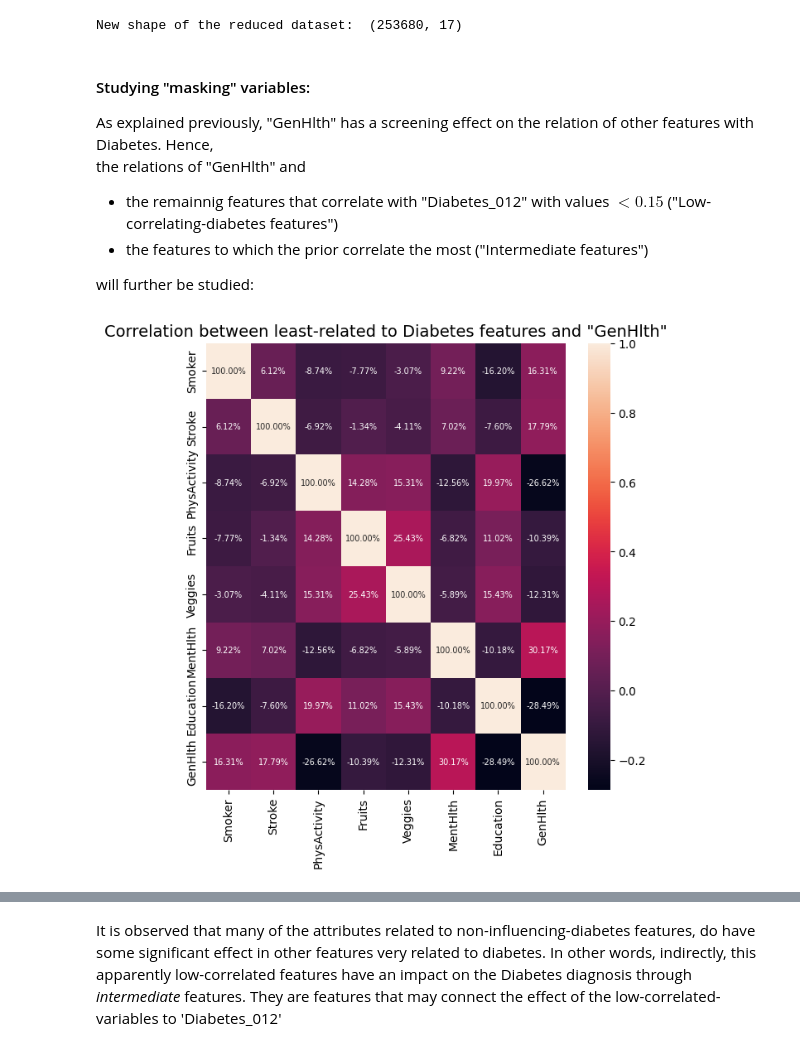
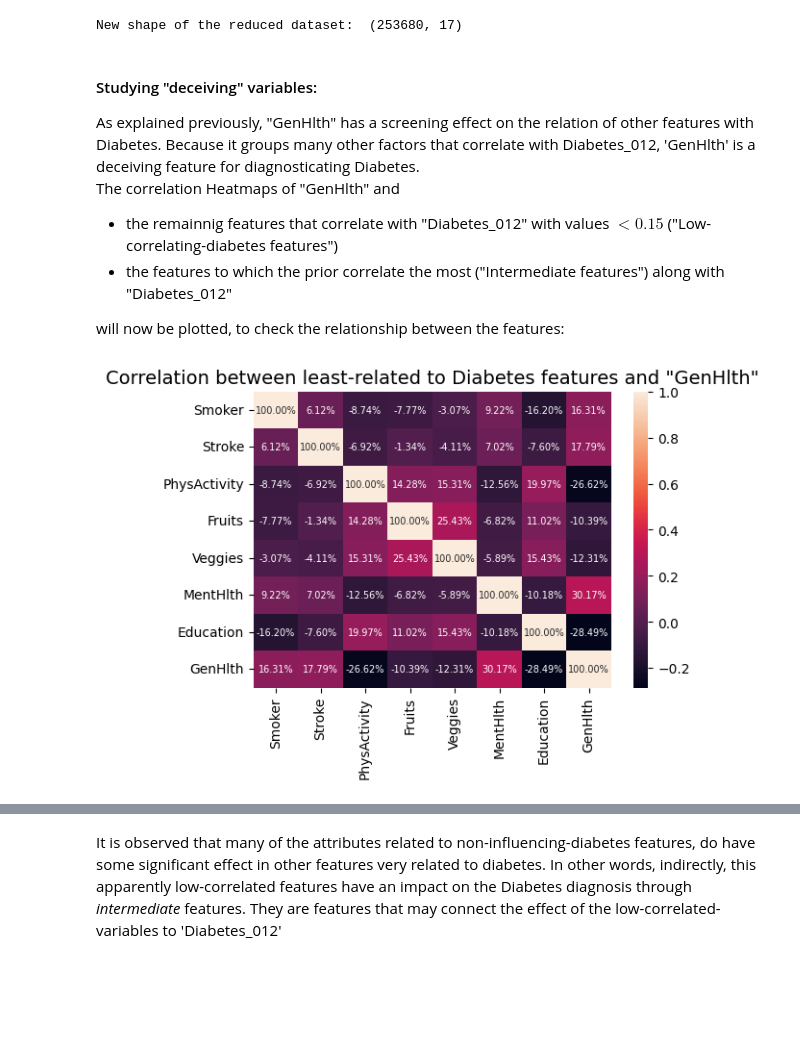
Before and after one commit to AliGarAlon/Diabetes_Project, a Jupyter notebook: diabetes_model.ipynb, the cells around one changed output, grey strips where cells are left out. Cells and saved outputs as stored; diff of their text form; code cells hidden in the pictures; blank space fills up the shorter version.

```diff
--- a/diabetes_model.ipynb
+++ b/diabetes_model.ipynb
@@ -805,22 +827,26 @@ print("New shape of the reduced dataset: ", df_reduced.shape)
 # %% [output]
 New shape of the reduced dataset:  (253680, 17)
 # %% [markdown]
-#### Studying "masking" variables:
-As explained previously, "GenHlth" has a screening effect on the relation of other features with Diabetes. Hence,<br>
-the relations of "GenHlth" and
+#### Studying "deceiving" variables:
+As explained previously, "GenHlth" has a screening effect on the relation of other features with Diabetes. Because it groups many other factors that correlate with Diabetes_012, 'GenHlth' is a deceiving feature for diagnosticating Diabetes.<br>
+The correlation Heatmaps of "GenHlth" and
 - the remainnig features that correlate with "Diabetes_012" with values $< 0.15$ ("Low-correlating-diabetes features")
-- the features to which the prior correlate the most ("Intermediate features")
+- the features to which the prior correlate the most ("Intermediate features") along with "Diabetes_012"
 
-will further be studied:
+will now be plotted, to check the relationship between the features:
 # %%
+# HEATMAP OF 'GenHlth' AND LOW-CORRELATING-DIABETES FEATURES
 # Features with correlation with "Diabetes_012" < 0.15
-no_corr_diabetes = df_reduced.columns[(df_reduced.corr()["Diabetes_012"].abs()<0.15)]
-# HEATMAP OF 'GenHlth' AND LOW-CORRELATING-DIABETES FEATURES
-no_corr_diabetes= (no_corr_diabetes).tolist()
-no_corr_diabetes.append("GenHlth")
-plt.figure(figsize=(7, 7))
-sb.heatmap(df_reduced[no_corr_diabetes].corr(), annot=True, fmt='.2%', annot_kws={'size': 7}, ax=axes[0])
+no_corr_diabetes = (df_reduced.columns[(df_reduced.corr()["Diabetes_012"].abs()<0.15)]).tolist()
+
+# Heatmap
+(no_corr_diabetes).append("GenHlth")
+
+plt.figure(figsize=(6, 4))
+sb.heatmap(df_reduced[no_corr_diabetes].corr(), annot=True, fmt='.2%', annot_kws={'size': 7})
+
 plt.title('Correlation between least-related to Diabetes features and "GenHlth"', fontsize=14);
+#plt.tight_layout()
 # %% [output]
-[figure, old version]
+[figure, new version]
 # %%
```
Also changed, not shown: parts of 11 cells of this notebook.
